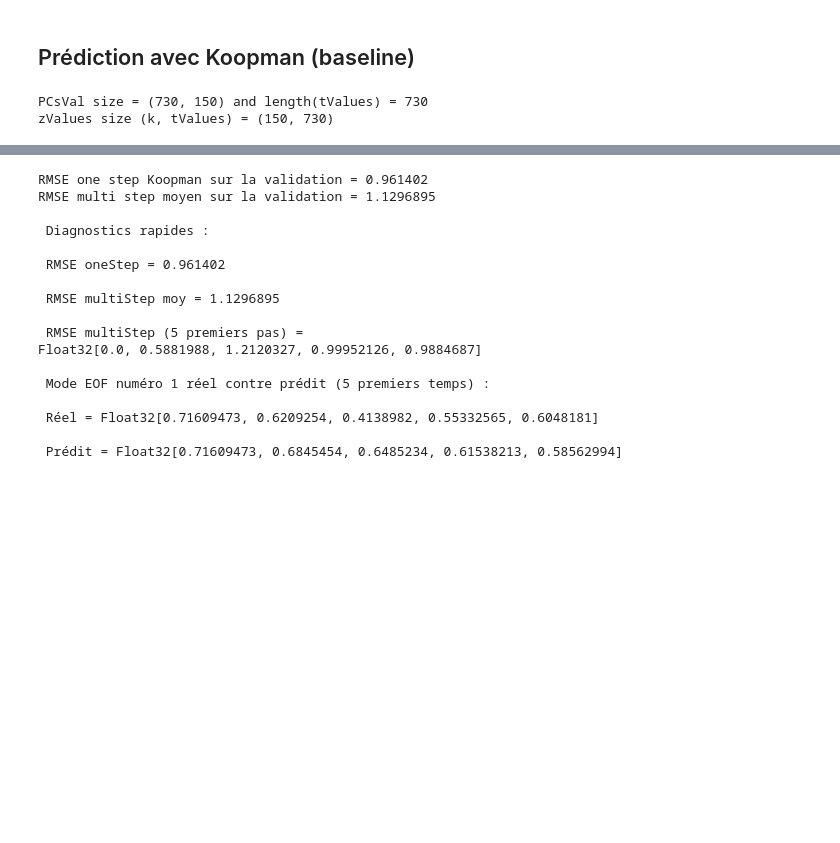
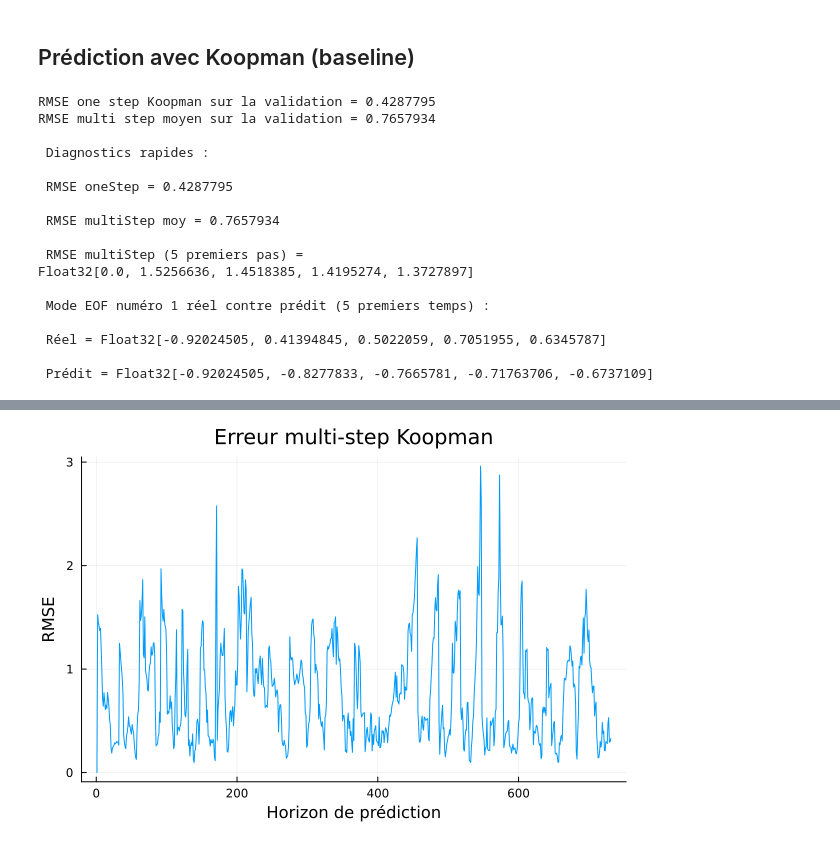
Before and after one commit to mkkuu/EnglishChannelSSTSciML, a Jupyter notebook: notebooks/sciML/20koopman.ipynb, the cells around one changed output, grey strips where cells are left out. Cells and saved outputs as stored; diff of their text form; code cells hidden in the pictures; blank space fills up the shorter version.

Commit message:
Koopman comm

```diff
--- a/notebooks/sciML/20koopman.ipynb
+++ b/notebooks/sciML/20koopman.ipynb
@@ -58,8 +85,8 @@ TranspositionzTrain size (k, T): (150, 2922)
 # %% [markdown]
 ## Création de nos matrices
 # %%
-z = zTrain[:, 1:end-1] # (k, T-1)
-zP = zTrain[:, 2:end] #
+z = trainZ[:, 1:end-1] # (k, T-1)
+zP = trainZ[:, 2:end] #
 
 print("Z size : ", size(z))
 print("Zp size : ", size(zP))
@@ -87,26 +108,11 @@ Nombre de valeurs propres = 150
 # %% [markdown]
 ## Prédiction avec Koopman (baseline)
 # %%
-#using Plots
+using Plots
 using Statistics
 
-tValues = length(tVal)
-sizeValues = size(PCsVal)
-println("PCsVal size = ",sizeValues, " and length(tValues) = ", tValues)
-
-zValues = nothing
-
-if sizeValues[1] == tValues
-    zValues = transpose(PCsVal) # on transpose
-elseif sizeValues[2] == tValues
-    zValues = PCsVal
-else
-    error("Incohérence entre PCsVal et tVal")
-end
-println("zValues size (k, tValues) = ", size(zValues))
-
-zValuesPresent = zValues[:, 1:end-1] # états en t
-zValuesFuture = zValues[:, 2:end] # états en t+1
+zValuesPresent = valZ[:, 1:end-1] # états en t
+zValuesFuture = valZ[:, 2:end] # états en t+1
 
 zValuesPredicted = A * zValuesPresent
 error1Step = zValuesPredicted - zValuesFuture
@@ -131,13 +137,13 @@ end
 # Evaluation sur toute notre période
 
 
-z0Val = zValues[:, 1] # état initial
-numberStepsVal = size(zValues, 2) - 1 # nombre de pas à prédire
+z0Val = valZ[:, 1] # état initial
+numberStepsVal = size(valZ, 2) - 1 # nombre de pas à prédire
 
 trajectoirePredieVal = koopmanRoll(A, z0Val, numberStepsVal) # (k, tValues)
 
 # Erreur à chaque instant
-erreurTrajectoire = trajectoirePredieVal - zValues
+erreurTrajectoire = trajectoirePredieVal - valZ
 # Vecteur de RMSE dans le temps
 rmseTrajectoire = sqrt.(mean(erreurTrajectoire .^ 2; dims = 1))[:]
 
@@ -155,8 +161,31 @@ println(rmseTrajectoire[1:min(5, length(rmseTrajectoire))])
 ### Comparaison mode EOF (premier par exemple) réel contre prédiction sur les 5 premiers temps
 modIndex = 1
 println("\n Mode EOF numéro ", modIndex," réel contre prédit (5 premiers temps) : ")
-println("\n Réel = ", zValues[modIndex, 1:min(5, size(zValues, 2))])
+println("\n Réel = ", valZ[modIndex, 1:min(5, size(valZ, 2))])
 println("\n Prédit = ", trajectoirePredieVal[modIndex, 1:min(5, size(trajectoirePredieVal, 2))])
+
+plot(
+    rmseTrajectoire,
+    xlabel="Horizon de prédiction",
+    ylabel="RMSE",
+    title="Erreur multi-step Koopman",
+    legend=false
+)
 # %% [output]
-PCsVal size = (730, 150) and length(tValues) = 730
-zValues size (k, tValues) = (150, 730)
+RMSE one step Koopman sur la validation = 0.4287795
+RMSE multi step moyen sur la validation = 0.7657934
+
+ Diagnostics rapides :
+
+ RMSE oneStep = 0.4287795
+
+ RMSE multiStep moy = 0.7657934
+
+ RMSE multiStep (5 premiers pas) =
+Float32[0.0, 1.5256636, 1.4518385, 1.4195274, 1.3727897]
+
+ Mode EOF numéro 1 réel contre prédit (5 premiers temps) :
+
+ Réel = Float32[-0.92024505, 0.41394845, 0.5022059, 0.7051955, 0.6345787]
+
+ Prédit = Float32[-0.92024505, -0.8277833, -0.7665781, -0.71763706, -0.6737109]
@@ -164,17 +192 @@ WARNING: using Statistics.std in module Main conflicts with an existing identifi
-RMSE one step Koopman sur la validation = 0.961402
-RMSE multi step moyen sur la validation = 1.1296895
-
- Diagnostics rapides :
-
- RMSE oneStep = 0.961402
-
- RMSE multiStep moy = 1.1296895
-
- RMSE multiStep (5 premiers pas) =
-Float32[0.0, 0.5881988, 1.2120327, 0.99952126, 0.9884687]
-
- Mode EOF numéro 1 réel contre prédit (5 premiers temps) :
-
- Réel = Float32[0.71609473, 0.6209254, 0.4138982, 0.55332565, 0.6048181]
-
- Prédit = Float32[0.71609473, 0.6845454, 0.6485234, 0.61538213, 0.58562994]
+[figure, added]
```
Also changed, not shown: parts of 11 cells of this notebook, 2 other files.
